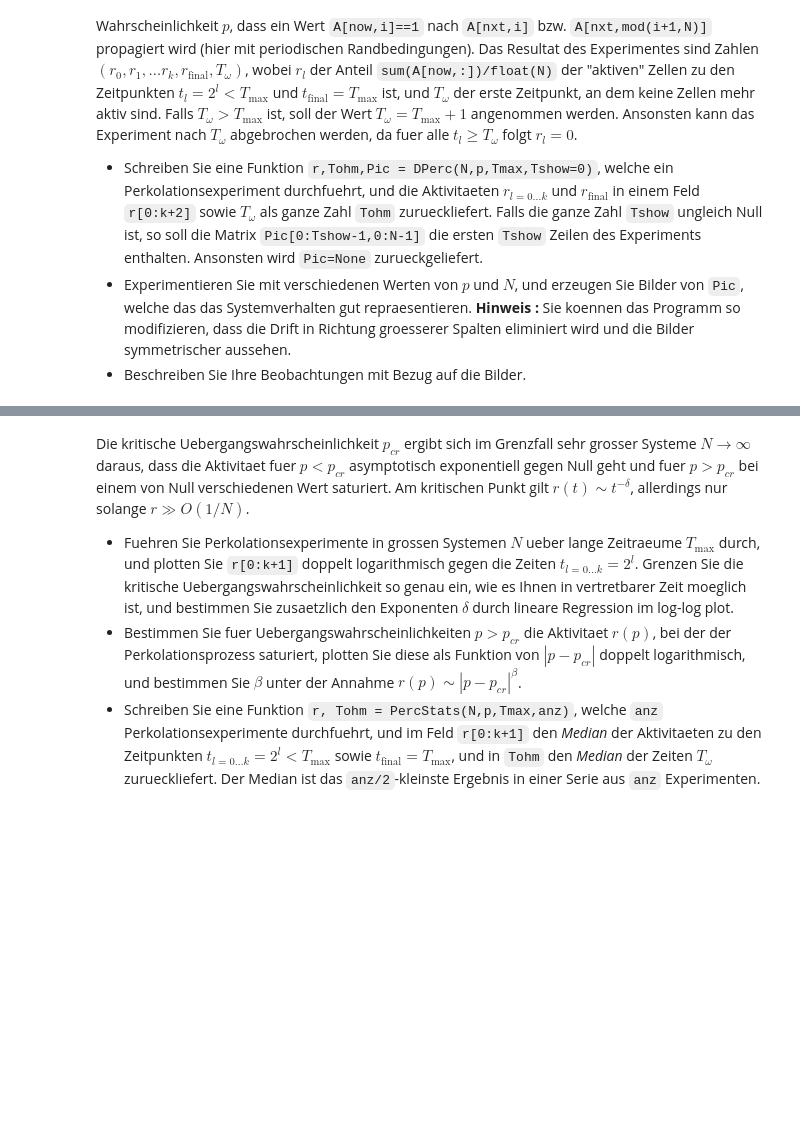
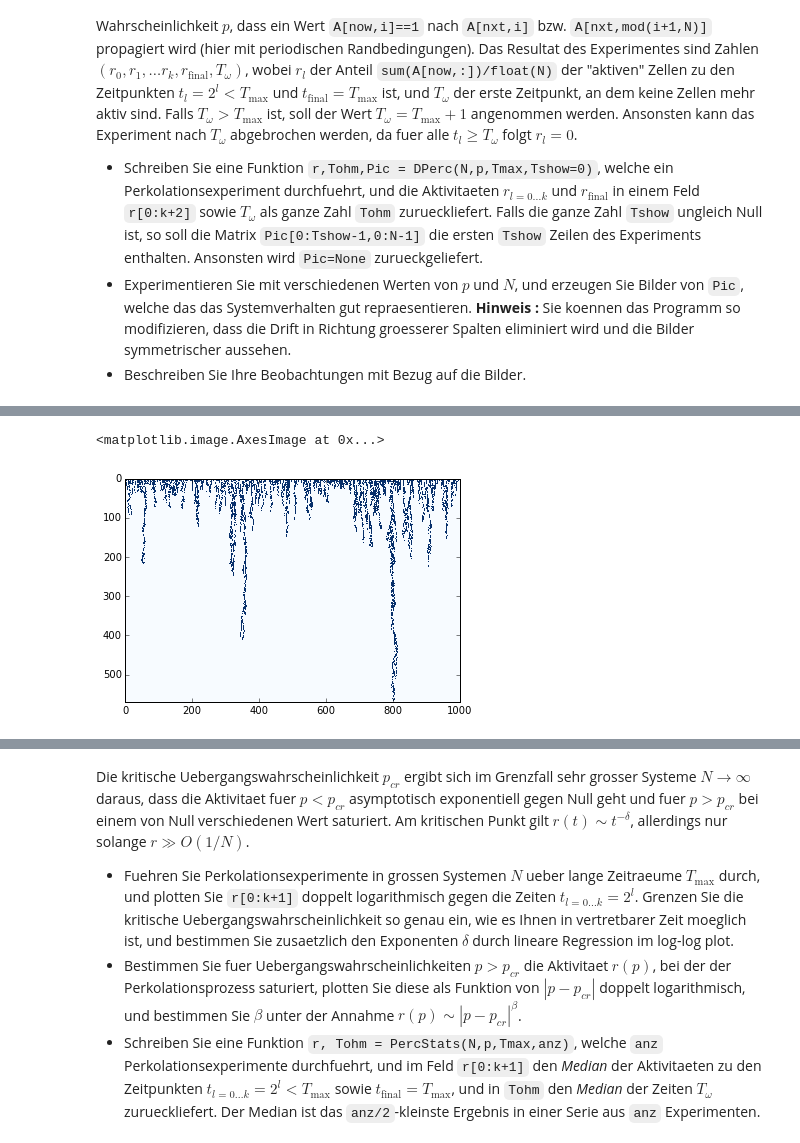
Before and after one commit to KlausMau/Perkolation, a Jupyter notebook: main_body/project_main.ipynb, the cells around one changed output, grey strips where cells are left out. Saved outputs shown, nothing was run; the diff lists cells and outputs as text; code cells hidden in the pictures; blank space fills up the shorter version.

```diff
--- a/main_body/project_main.ipynb
+++ b/main_body/project_main.ipynb
@@ -70 +69,19 @@ py.show()
+# %%
+def  DPercPic(N=100,p=0.5,pa=0.5,Tmax=50000,Tshow=0):
+    A=(np.random.rand(N)<pa).astype(np.int)
+    counter=0
+    r=np.mean(A)
+
+    while (sum(A)>0) and (counter<Tmax):
+        ids= (np.arange(N)+(-1)**counter) % N
+        yield A
+        A=update(A,ids,p=p)
+
+        counter +=1
+# %%
+S = list(DPercPic(p=0.6,pa=1.0,Tmax=20000,N=1000))
+py.imshow(S, interpolation= "nearest", aspect = "auto", cmap = "Blues" )
+# %% [output]
+<matplotlib.image.AxesImage at 0x...>
+[figure, added]
 # %%
```
Also changed, not shown: parts of 3 cells of this notebook.
